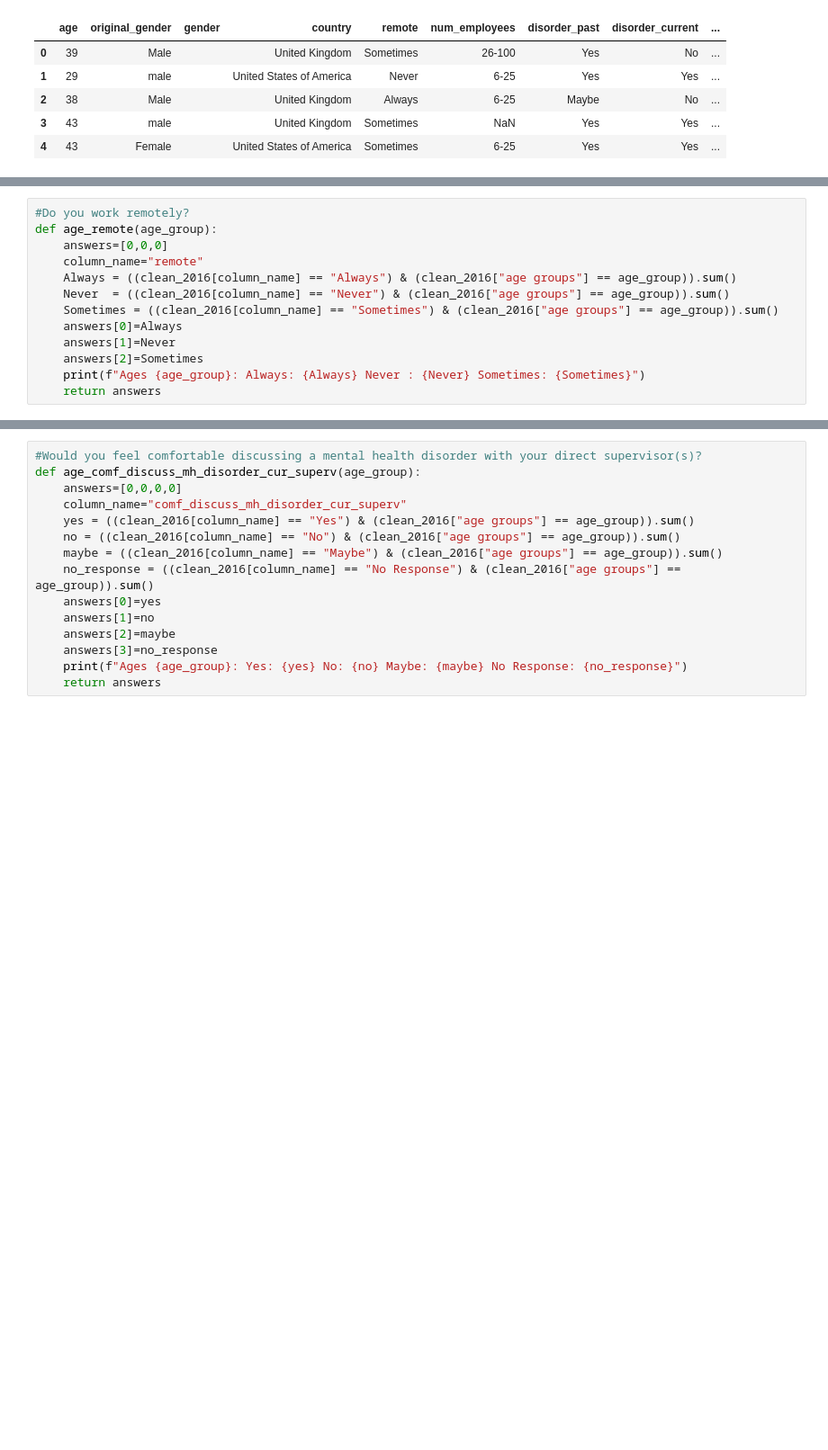
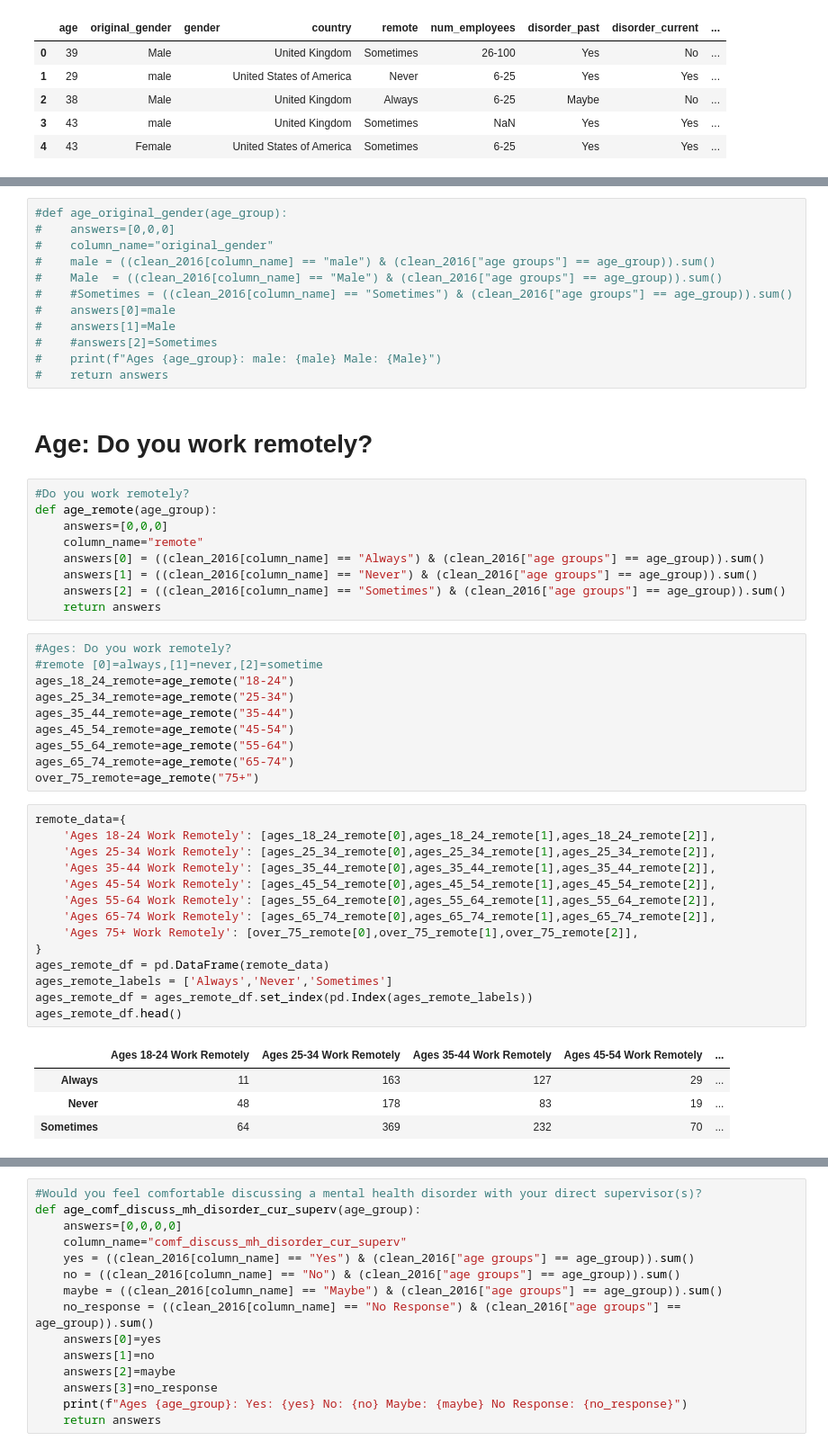
Before and after one commit to SecondHandSushi/Project-1-Mental-Tech, a Jupyter notebook: Project-1.ipynb, the cells around one changed output, grey strips where cells are left out. Shown at 90% size. Drawn from its saved outputs; the diff is of its cells as text; blank space fills up the shorter version.

```diff
--- a/Project-1.ipynb
+++ b/Project-1.ipynb
@@ -355,13 +392,52 @@ narrowed_2016.head()
 # %%
-#Do you work remotely?
-def age_remote(age_group):
-    answers=[0,0,0]
-    column_name="remote"
-    Always = ((clean_2016[column_name] == "Always") & (clean_2016["age groups"] == age_group)).sum()
-    Never  = ((clean_2016[column_name] == "Never") & (clean_2016["age groups"] == age_group)).sum()
-    Sometimes = ((clean_2016[column_name] == "Sometimes") & (clean_2016["age groups"] == age_group)).sum()
-    answers[0]=Always
-    answers[1]=Never
-    answers[2]=Sometimes
-    print(f"Ages {age_group}: Always: {Always} Never : {Never} Sometimes: {Sometimes}")
-    return answers
+#def age_original_gender(age_group):
+#    answers=[0,0,0]
+#    column_name="original_gender"
+#    male = ((clean_2016[column_name] == "male") & (clean_2016["age groups"] == age_group)).sum()
+#    Male  = ((clean_2016[column_name] == "Male") & (clean_2016["age groups"] == age_group)).sum()
+#    #Sometimes = ((clean_2016[column_name] == "Sometimes") & (clean_2016["age groups"] == age_group)).sum()
+#    answers[0]=male
+#    answers[1]=Male
+#    #answers[2]=Sometimes
+#    print(f"Ages {age_group}: male: {male} Male: {Male}")
+#    return answers
+# %% [markdown]
+# Age: Do you work remotely?
+# %%
+#Do you work remotely?
+def age_remote(age_group):
+    answers=[0,0,0]
+    column_name="remote"
+    answers[0] = ((clean_2016[column_name] == "Always") & (clean_2016["age groups"] == age_group)).sum()
+    answers[1] = ((clean_2016[column_name] == "Never") & (clean_2016["age groups"] == age_group)).sum()
+    answers[2] = ((clean_2016[column_name] == "Sometimes") & (clean_2016["age groups"] == age_group)).sum()
+    return answers
+# %%
+#Ages: Do you work remotely?
+#remote [0]=always,[1]=never,[2]=sometime
+ages_18_24_remote=age_remote("18-24")
+ages_25_34_remote=age_remote("25-34")
+ages_35_44_remote=age_remote("35-44")
+ages_45_54_remote=age_remote("45-54")
+ages_55_64_remote=age_remote("55-64")
+ages_65_74_remote=age_remote("65-74")
+over_75_remote=age_remote("75+")
+# %%
+remote_data={
+    'Ages 18-24 Work Remotely': [ages_18_24_remote[0],ages_18_24_remote[1],ages_18_24_remote[2]],
+    'Ages 25-34 Work Remotely': [ages_25_34_remote[0],ages_25_34_remote[1],ages_25_34_remote[2]],
+    'Ages 35-44 Work Remotely': [ages_35_44_remote[0],ages_35_44_remote[1],ages_35_44_remote[2]],
+    'Ages 45-54 Work Remotely': [ages_45_54_remote[0],ages_45_54_remote[1],ages_45_54_remote[2]],
+    'Ages 55-64 Work Remotely': [ages_55_64_remote[0],ages_55_64_remote[1],ages_55_64_remote[2]],
+    'Ages 65-74 Work Remotely': [ages_65_74_remote[0],ages_65_74_remote[1],ages_65_74_remote[2]],
+    'Ages 75+ Work Remotely': [over_75_remote[0],over_75_remote[1],over_75_remote[2]],
+}
+ages_remote_df = pd.DataFrame(remote_data)
+ages_remote_labels = ['Always','Never','Sometimes']
+ages_remote_df = ages_remote_df.set_index(pd.Index(ages_remote_labels))
+ages_remote_df.head()
+# %% [output]
+|  | Ages 18-24 Work Remotely | Ages 25-34 Work Remotely | Ages 35-44 Work Remotely | Ages 45-54 Work Remotely | ... |
+| Always | 11 | 163 | 127 | 29 | ... |
+| Never | 48 | 178 | 83 | 19 | ... |
+| Sometimes | 64 | 369 | 232 | 70 | ... |
```
Also changed, not shown: parts of 22 cells of this notebook.
